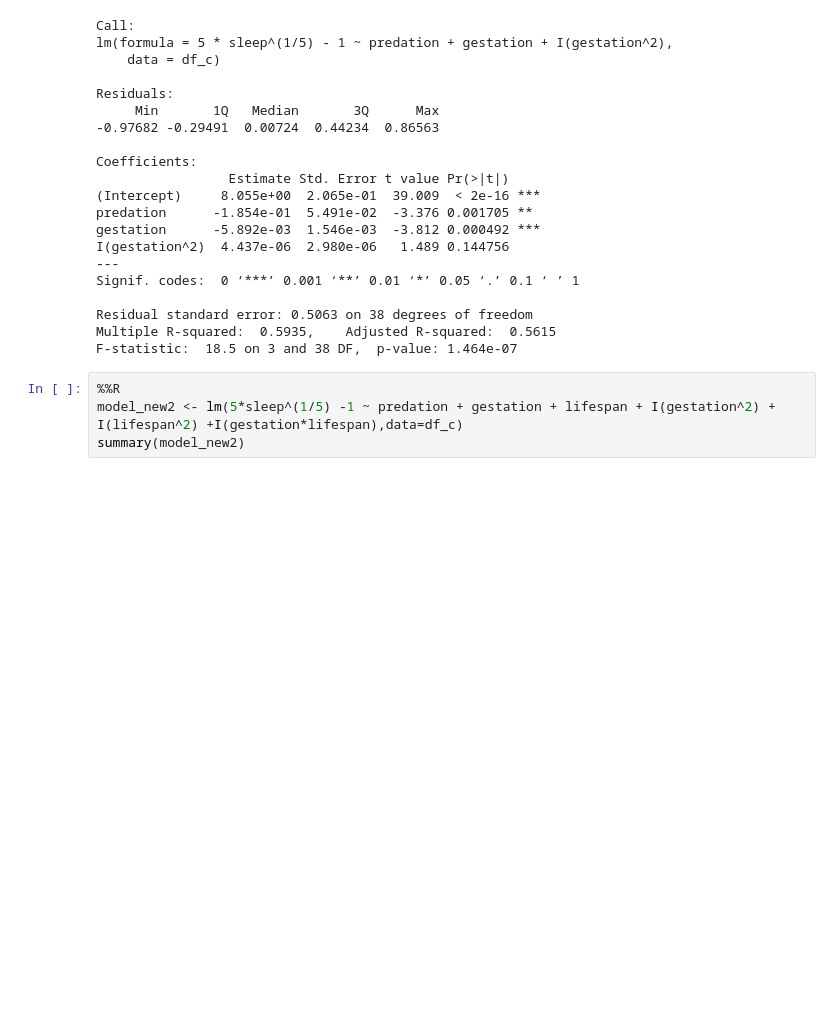
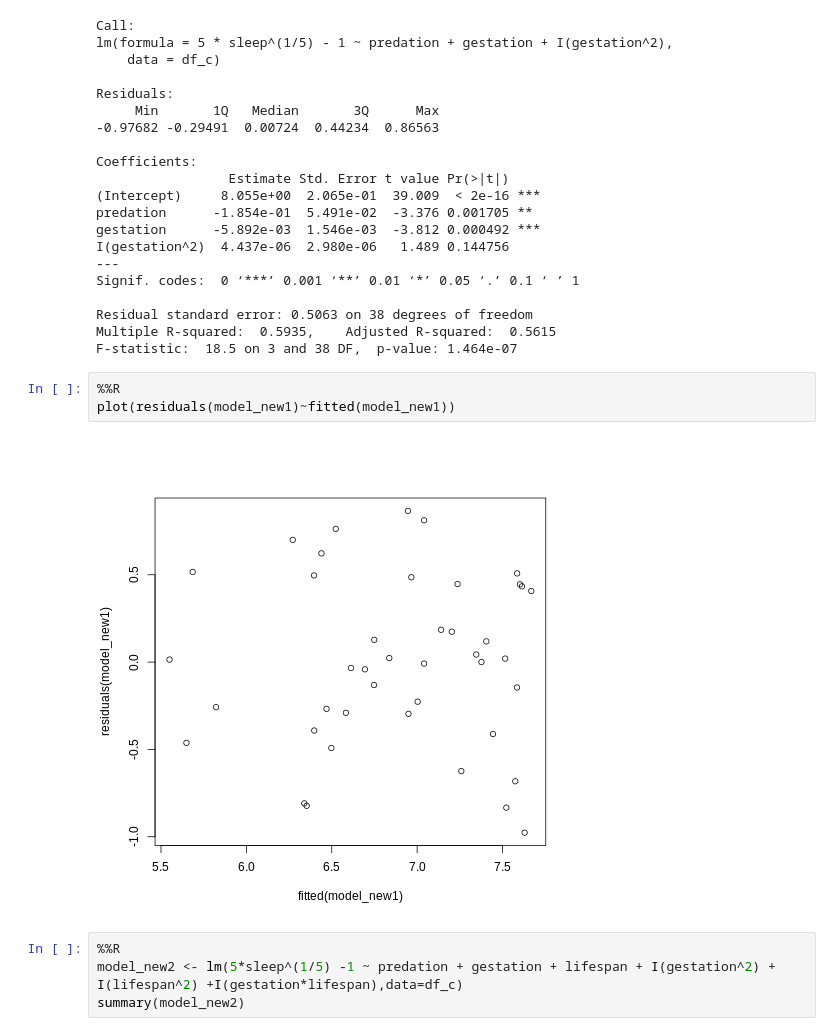
Before and after one commit to reallyjosh4real/Mammal_Sleep_EDA, a Jupyter notebook: notebooks/JoshRamirez_WHW5.ipynb, the cells around one changed output. Cells and saved outputs as stored; diff of their text form; blank space fills up the shorter version.

```diff
--- a/notebooks/JoshRamirez_WHW5.ipynb
+++ b/notebooks/JoshRamirez_WHW5.ipynb
@@ -498,6 +498,11 @@ Signif. codes:  0 ‘***’ 0.001 ‘**’ 0.01 ‘*’ 0.05 ‘.’ 0.1 ‘ ’
 Residual standard error: 0.5063 on 38 degrees of freedom
 Multiple R-squared:  0.5935,    Adjusted R-squared:  0.5615
 F-statistic:  18.5 on 3 and 38 DF,  p-value: 1.464e-07
+# %%
+%%R
+plot(residuals(model_new1)~fitted(model_new1))
+# %% [output]
+[figure, added]
 # %%
 %%R
 model_new2 <- lm(5*sleep^(1/5) -1 ~ predation + gestation + lifespan + I(gestation^2) + I(lifespan^2) +I(gestation*lifespan),data=df_c)
```
Also changed, not shown: parts of 1 cell of this notebook.
